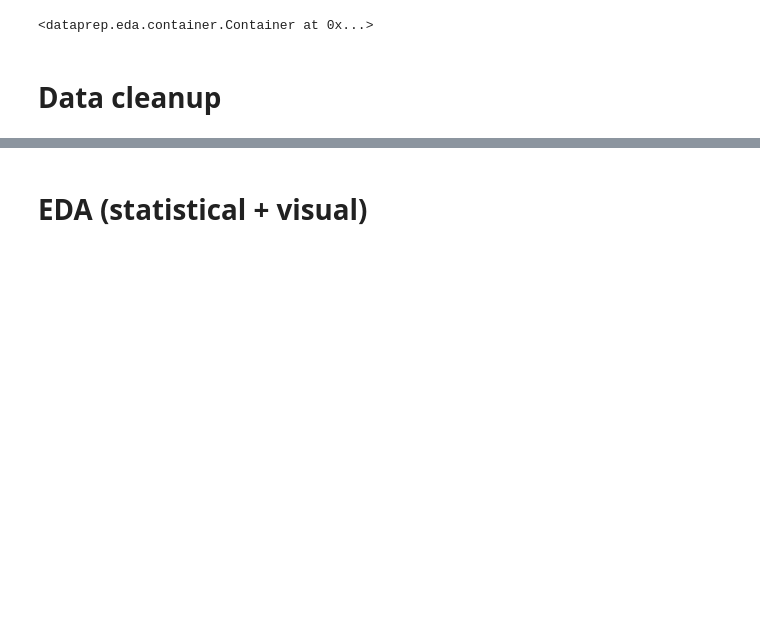
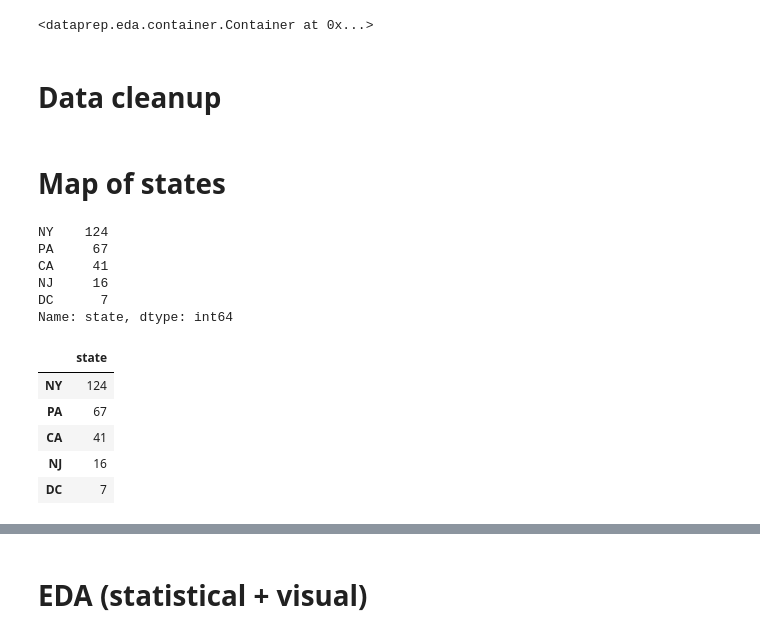
Before and after one commit to wcrowley342/Donordata, a Jupyter notebook: Donation_Data_Analysis.ipynb, the cells around one changed output, grey strips where cells are left out. Drawn from its saved outputs; the diff is of its cells as text; code cells hidden in the pictures; blank space fills up the shorter version.

```diff
--- a/Donation_Data_Analysis.ipynb
+++ b/Donation_Data_Analysis.ipynb
@@ -120,3 +120,15 @@ donations.head(5)
 donations['Total'] = donations['HP'] + donations['Attack']
 # %%
 #creating a DOW varialbe
+# %% [markdown]
+# Map of states
+# %%
+#top 5 states based on numbers of donations
+donations['state'].value_counts()[:5]
+# %% [output]
+NY    124
+PA     67
+CA     41
+NJ     16
+DC      7
+Name: state, dtype: int64
@@ -122,0 +137,9 @@ donations['Total'] = donations['HP'] + donations['Attack']
+# %%
+map_data.head()
+# %% [output]
+|  | state |
+| NY | 124 |
+| PA | 67 |
+| CA | 41 |
+| NJ | 16 |
+| DC | 7 |
```
Also changed, not shown: parts of 18 cells of this notebook.
